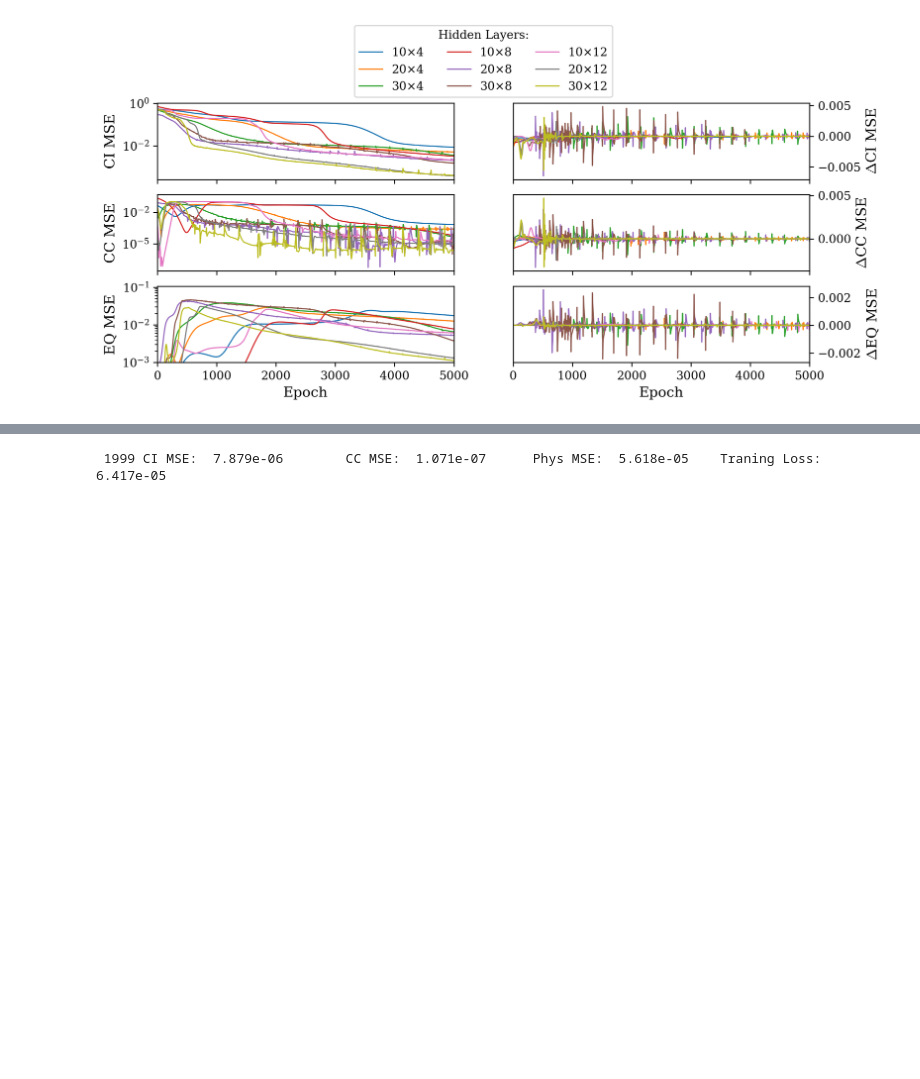
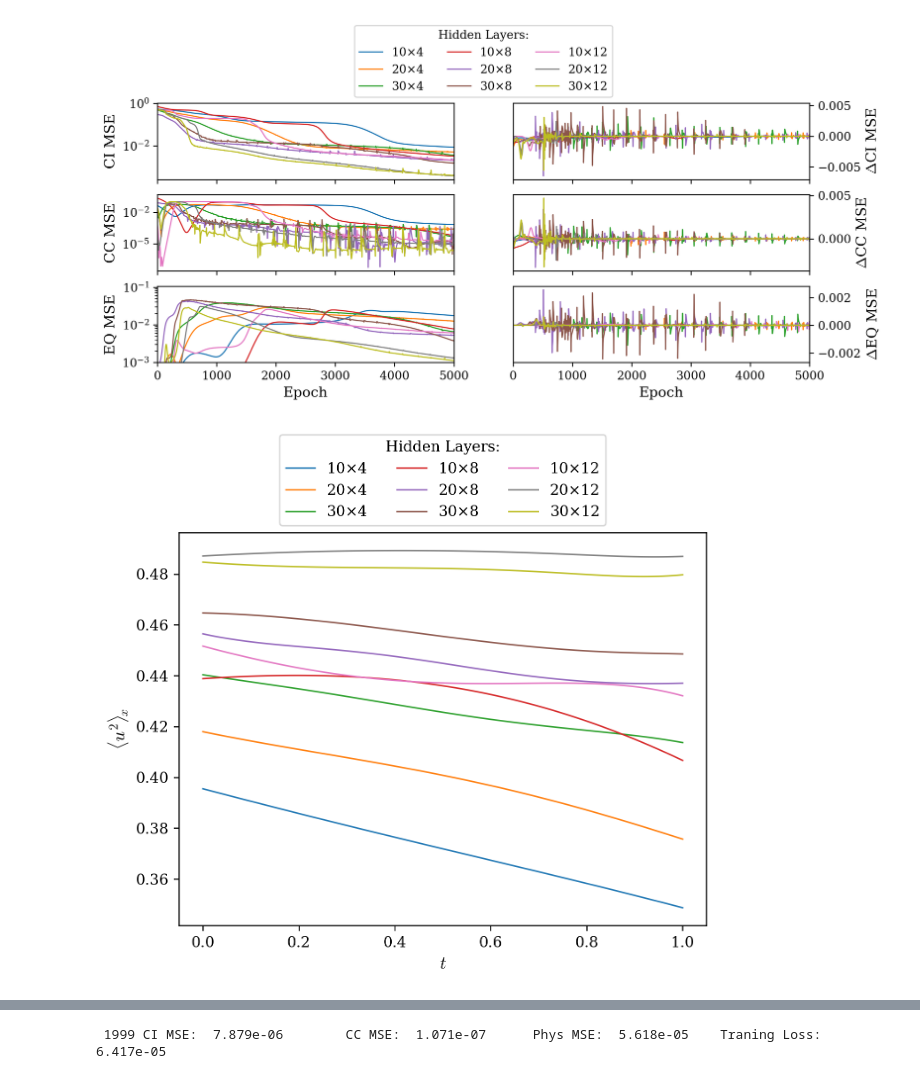
Before and after one commit to agustinbrusco/Sistemas_Complejos, a Jupyter notebook: guias/Guia2.ipynb, the cells around one changed output, grey strips where cells are left out. Saved outputs shown, nothing was run; the diff lists cells and outputs as text; code cells hidden in the pictures; blank space fills up the shorter version.

```diff
--- a/guias/Guia2.ipynb
+++ b/guias/Guia2.ipynb
@@ -723,11 +726,14 @@ plt.show()
 # %% [output]
 [figure]
 # %%
-plot_size = 100
-t_plot = torch.linspace(0, 1, plot_size).view(-1, 1)  # Definimos muestra temporal para graficar
-x_plot = torch.linspace(0, 2 * torch.pi, plot_size).view(-1, 1)  # Definimos muestra espacial para graficar
-xx_plot, tt_plot = torch.meshgrid(t_physics, x_physics, indexing='ij')
-xx_plot = x_grid[:, :, None]  # Agregamos una dimensión al final para que pueda ser input de la red
-tt_plot = t_grid[:, :, None]  # Agregamos una dimensión al final para que pueda ser input de la red
-input_plot = torch.cat((xx_plot, tt_plot), dim=-1)
-y_plot = pinn(input_plot)  # Evaluamos la red en la grilla
+t_plot = torch.linspace(0, 1, 100)  # Definimos muestra temporal para graficar
+x_plot = torch.linspace(0, 2 * np.pi, 512)  # Definimos muestra espacial para graficar
+xx_plot, tt_plot = np.meshgrid(x_plot, t_plot, indexing='ij')
+xx_plot = xx_plot[:, :, None]  # Agregamos una dimensión al final para que pueda ser input de la red
+tt_plot = tt_plot[:, :, None]  # Agregamos una dimensión al final para que pueda ser input de la red
+input_plot = np.concatenate([xx_plot, tt_plot], axis=-1)
+# u_plot = pinn(torch.tensor(input_plot))  # Evaluamos la red en la grilla
+
+# t_plot = t_plot.numpy()
+# x_plot = x_plot.numpy()
+# u_plot = u_plot.detach().numpy().reshape((x_plot.size, t_plot.size))
@@ -734 +771,28 @@ y_plot = pinn(input_plot)  # Evaluamos la red en la grilla
+# %%
+for model_name in [
+    "burgers_solver_tanh_01",
+    "burgers_solver_tanh_02",
+    "burgers_solver_tanh_03",
+    "burgers_solver_tanh_04",
+    "burgers_solver_tanh_00",
+    "burgers_solver_tanh_05",
+    "burgers_solver_tanh_06",
+    "burgers_solver_tanh_07",
+    "burgers_solver_tanh_08"
+]:
+    model_info_dict = get_model_info(model_name)
+    pinn = CustomFunctionMLP(sizes=model_info_dict["layers"], activation=torch.tanh)
+    pinn.load_state_dict(torch.load(f"modelos_entrenados/{model_name}.pth"))
+    u_plot = pinn(torch.tensor(input_plot))  # Evaluamos la red en la grilla
+    plt.plot(
+        t_plot.detach().numpy(),
+        np.mean(u_plot.detach().numpy().reshape(512, 100)**2, axis=0),
+        lw=1, label=tags[model_name],
+    )
+plt.legend(title="Hidden Layers:", bbox_to_anchor=(0.5, 1), loc="lower center", ncol=3)
+plt.xlabel(r"$t$")
+plt.ylabel(r"$\langle u^2 \rangle\!_x$")
+plt.show()
+# %% [output]
+[figure, added]
 # %%
```
Also changed, not shown: parts of 11 cells of this notebook.
